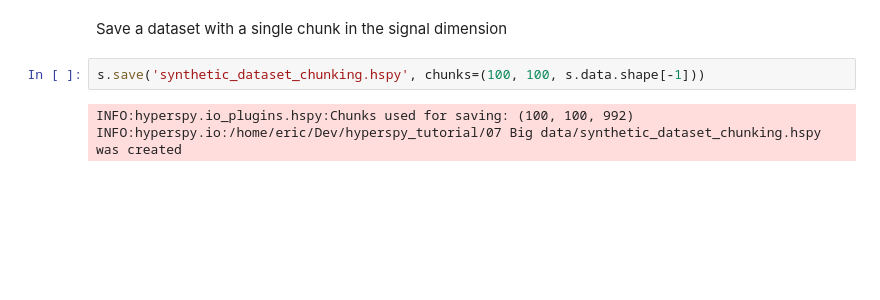
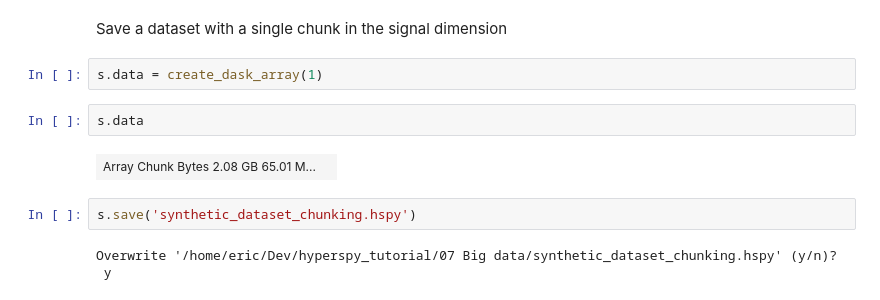
Before and after one commit to usnistgov/hyperspy_tutorial, a Jupyter notebook: 07 Big data/create_dataset.ipynb, the cells around one changed output. Saved outputs shown, nothing was run; the diff lists cells and outputs as text; blank space fills up the shorter version.

Commit message:
Improve creating dataset to reduce memory usage

```diff
--- a/07 Big data/create_dataset.ipynb
+++ b/07 Big data/create_dataset.ipynb
@@ -62,7 +68,13 @@ INFO:hyperspy.io:/home/eric/Dev/hyperspy_tutorial/07 Big data/synthetic_dataset.
 # %% [markdown]
 Save a dataset with a single chunk in the signal dimension
-# %%
-s.save('synthetic_dataset_chunking.hspy', chunks=(100, 100, s.data.shape[-1]))
-# %% [output]
-INFO:hyperspy.io_plugins.hspy:Chunks used for saving: (100, 100, 992)
-INFO:hyperspy.io:/home/eric/Dev/hyperspy_tutorial/07 Big data/synthetic_dataset_chunking.hspy was created
+# %%
+s.data = create_dask_array(1)
+# %%
+s.data
+# %% [output]
+| Array Chunk Bytes 2.08 GB 65.01 M... |  |
+# %%
+s.save('synthetic_dataset_chunking.hspy')
+# %% [output]
+Overwrite '/home/eric/Dev/hyperspy_tutorial/07 Big data/synthetic_dataset_chunking.hspy' (y/n)?
+ y
```
Also changed, not shown: parts of 9 cells of this notebook.
